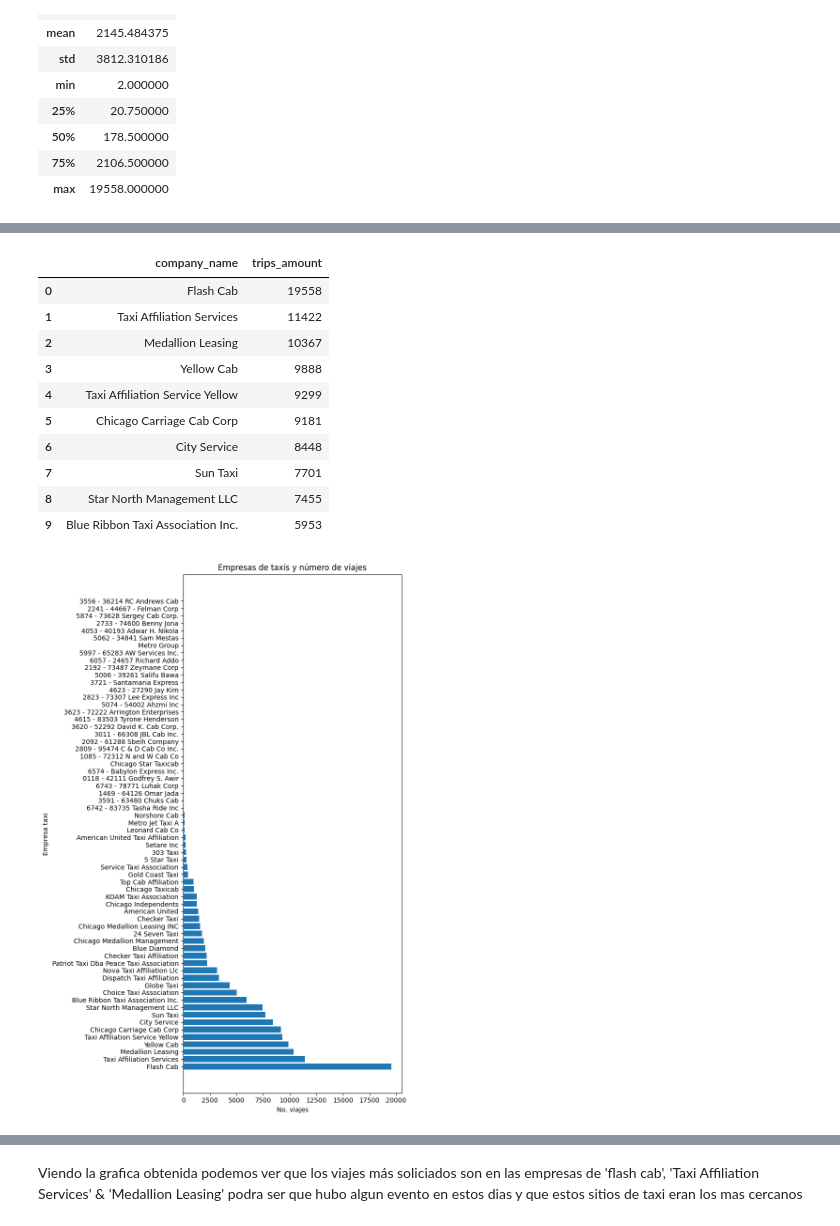
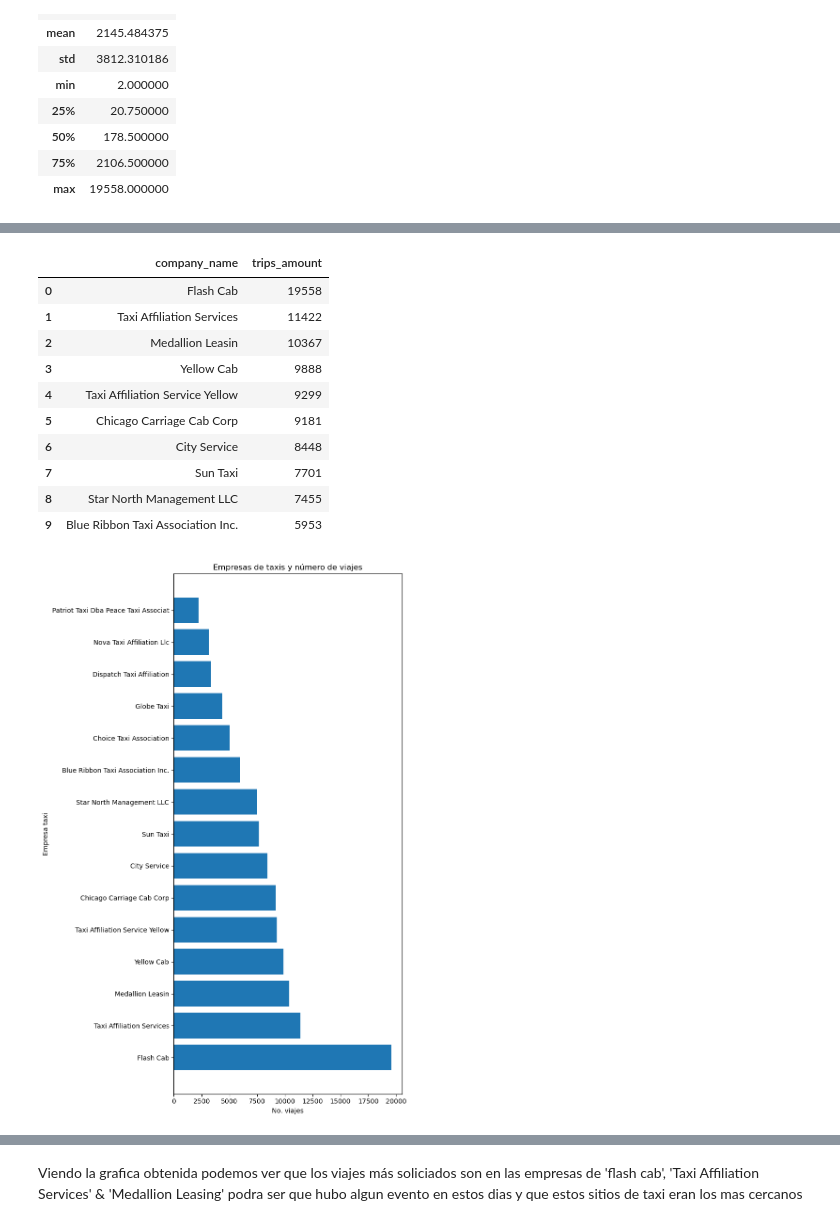
Before and after one commit to JEAH-9/Zuber_analist, a Jupyter notebook: Analisis_Zumer.ipynb, the cells around one changed output, grey strips where cells are left out. Saved outputs shown, nothing was run; the diff lists cells and outputs as text; code cells hidden in the pictures.

```diff
--- a/Analisis_Zumer.ipynb
+++ b/Analisis_Zumer.ipynb
@@ -47,7 +11,7 @@ import matplotlib.pyplot as plt
 # %% [markdown]
 ### Estudio de los datos que contienen los DataFrame
 # %%
-cabs = pd.read_csv('/datasets/project_sql_result_01.csv')
+cabs = pd.read_csv('datasets/project_sql_result_01.csv', sep=',')
 cabs.info()
 cabs.describe()
 # %% [output]
@@ -75,7 +61,7 @@ cabs.head(10)
 |  | company_name | trips_amount |
 | 0 | Flash Cab | 19558 |
 | 1 | Taxi Affiliation Services | 11422 |
-| 2 | Medallion Leasing | 10367 |
+| 2 | Medallion Leasin | 10367 |
 | 3 | Yellow Cab | 9888 |
 | 4 | Taxi Affiliation Service Yellow | 9299 |
 | 5 | Chicago Carriage Cab Corp | 9181 |
@@ -84,12 +70,14 @@ cabs.head(10)
 | 8 | Star North Management LLC | 7455 |
 | 9 | Blue Ribbon Taxi Association Inc. | 5953 |
 # %%
+top_15_companies = cabs.nlargest(15, 'trips_amount')
+
 plt.figure(figsize=(8,12))
-plt.barh(cabs['company_name'], cabs['trips_amount'])
+plt.barh(top_15_companies['company_name'], top_15_companies['trips_amount'])
 plt.title('Empresas de taxis y número de viajes')
 plt.xlabel('No. viajes')
 plt.ylabel('Empresa taxi')
 plt.tight_layout()
 plt.show()
 # %% [output]
-[figure, old version]
+[figure, new version]
```
Also changed, not shown: parts of 16 cells of this notebook.
